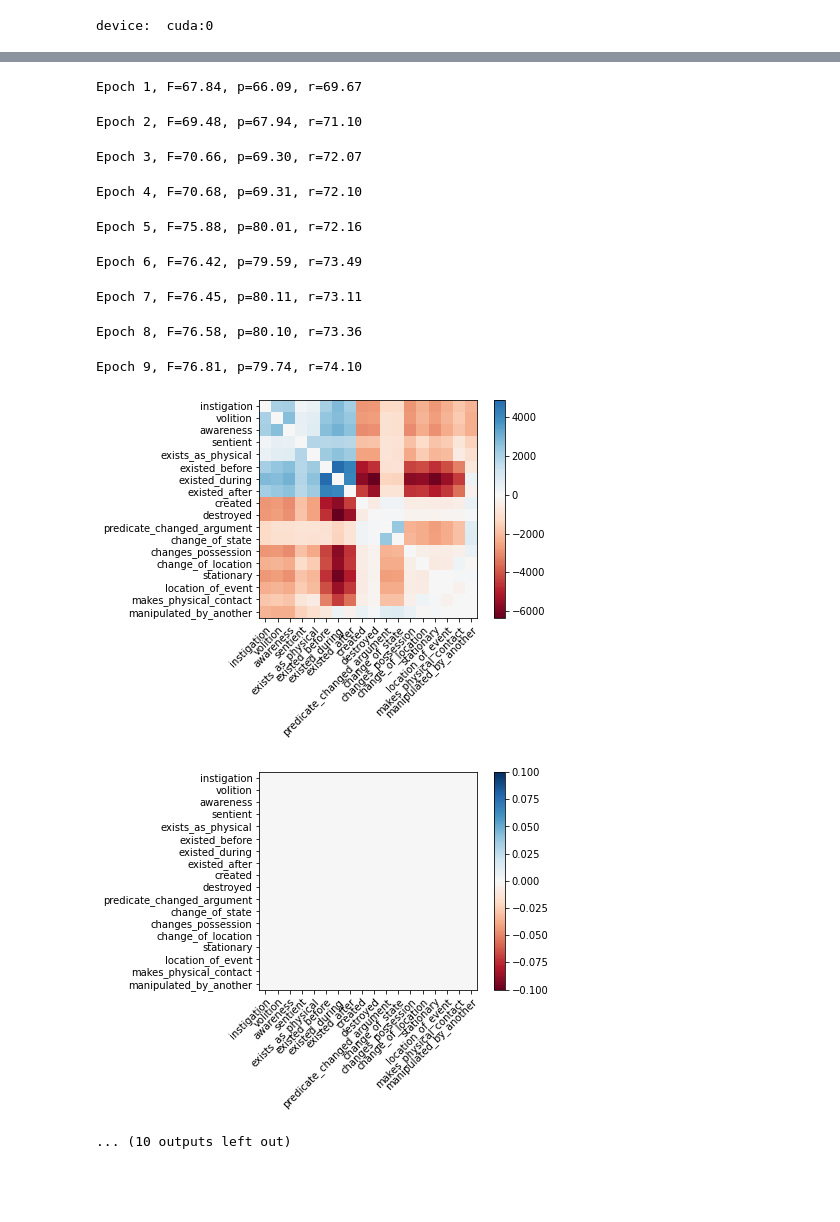
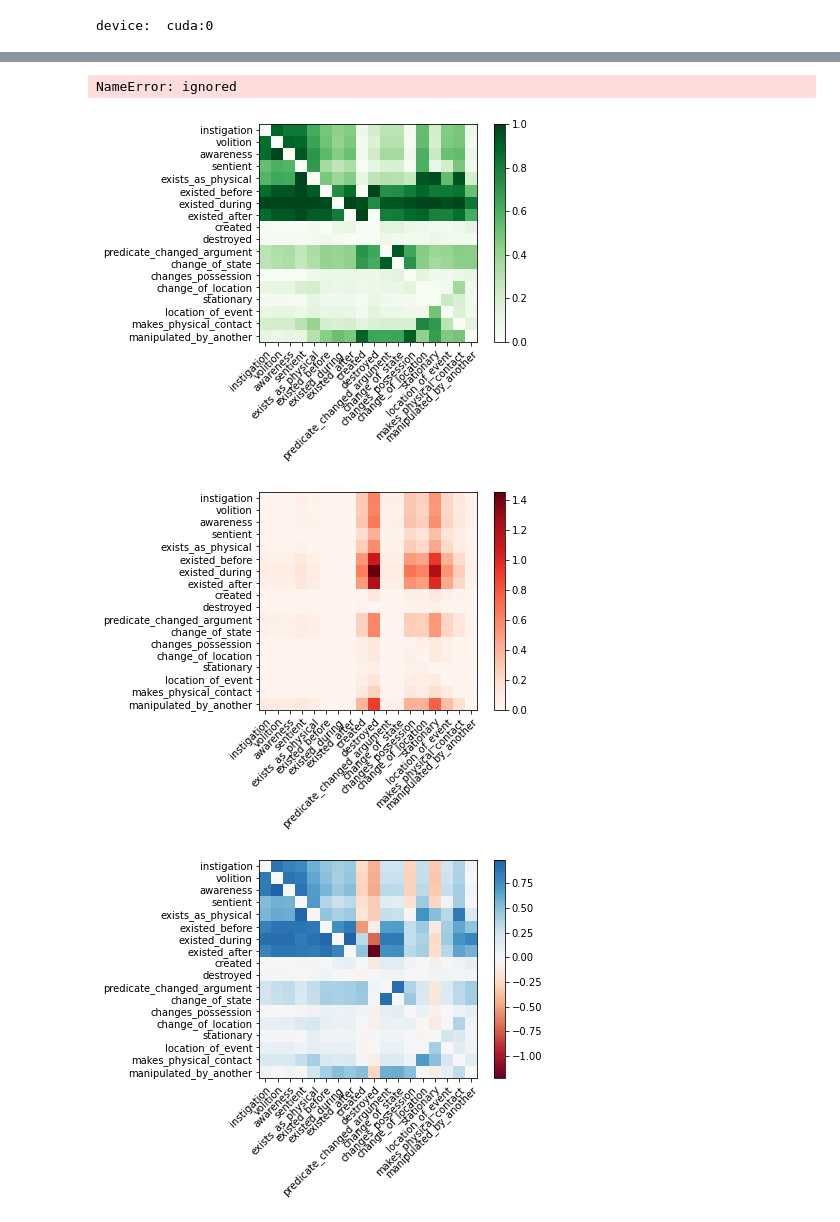
Before and after one commit to dylanfinkbeiner/cs685_finalproj, a Jupyter notebook: src/colab_test.ipynb, the cells around one changed output, grey strips where cells are left out. Drawn from its saved outputs; the diff is of its cells as text; code cells hidden in the pictures; blank space fills up the shorter version.

```diff
--- a/src/colab_test.ipynb
+++ b/src/colab_test.ipynb
@@ -372,6 +372,8 @@ def train_lstm(args, model, X, y):
         pass
     # End of train loop
 
+    test_predictions = predictions = get_test_predictions(model, X['dev'], y['dev'])
+
     fig, ax = plt.subplots(nrows=2, ncols=1)
 
     ax[0].plot(np.arange(len(training_losses)), np.array(training_losses), color='orange')
@@ -384,13 +386,14 @@ def train_lstm(args, model, X, y):
 def show_weights(weights, properties=None, cmap='RdBu'):
     fig, ax = plt.subplots()
 
-
-    vmax = weights.max()
-    vmin = weights.min()
-    if type(weights) == type(torch.randn(1)):
-      vmax = vmax.item()
-      vmin = vmin.item()
-    norm = MidpointNormalize(vmin=vmin, vmax=vmax, midpoint=0)
+    norm = None
+    if cmap == 'RdBu':
+      vmax = weights.max()
+      vmin = weights.min()
+      if type(weights) == type(torch.randn(1)):
+        vmax = vmax.item()
+        vmin = vmin.item()
+      norm = MidpointNormalize(vmin=vmin, vmax=vmax, midpoint=0)
 
     ax.set_xticks(np.arange(len(properties)))
     ax.set_yticks(np.arange(len(properties)))
@@ -398,7 +401,10 @@ def show_weights(weights, properties=None, cmap='RdBu'):
     ax.set_yticklabels(properties)
     plt.setp(ax.get_xticklabels(), rotation=45, ha='right', rotation_mode="anchor")
 
-    plt.imshow(weights, cmap=cmap, norm=norm)
+    if norm != None:
+      plt.imshow(weights, cmap=cmap, norm=norm)
+    else:
+      plt.imshow(weights, cmap=cmap)
     cbar = plt.colorbar()
 
     return
@@ -617,6 +670,6 @@ def bootstrap_conf_interval(predictions, B=10000):
 # %%
 args = {
-    'epochs': 10,
+    'epochs': 1,
     'seed': 7,
     'lr': 1e-3,
     'batch_size': 100,
@@ -641,10 +694,11 @@ w2i, i2w = data['dicts']
 emb_np = data['emb_np']
 X, y = data['lstm_data']
 
-co_occur, anti_occur = co_occurrences(y['train'])
-#show_weights(co_occur, properties=PROPERTIES, cmap='Greens')
-#show_weights(anti_occur, properties=PROPERTIES, cmap='Reds')
+co_occur, anti_occur = co_occurrences(y['train'], normalize=True)
+show_weights(co_occur, properties=PROPERTIES, cmap='Greens')
+show_weights(anti_occur, properties=PROPERTIES, cmap='Reds')
 show_weights(co_occur - anti_occur, properties=PROPERTIES)
+breakpoint()
 
 model = SPRL(
     vocab_size=len(w2i),
@@ -666,12 +726,4 @@ Epoch 0, F=65.42, p=63.58, r=67.37
-Epoch 1, F=67.84, p=66.09, r=69.67
+NameError: ignored
-Epoch 2, F=69.48, p=67.94, r=71.10
-Epoch 3, F=70.66, p=69.30, r=72.07
-Epoch 4, F=70.68, p=69.31, r=72.10
-Epoch 5, F=75.88, p=80.01, r=72.16
-Epoch 6, F=76.42, p=79.59, r=73.49
-Epoch 7, F=76.45, p=80.11, r=73.11
-Epoch 8, F=76.58, p=80.10, r=73.36
-Epoch 9, F=76.81, p=79.74, r=74.10
-[figure, old version]
+[figure, new version]
-[figure, old version]
+[figure, new version]
-... (10 outputs left out)
+[figure, added]
```
Also changed, not shown: parts of 4 cells of this notebook.
